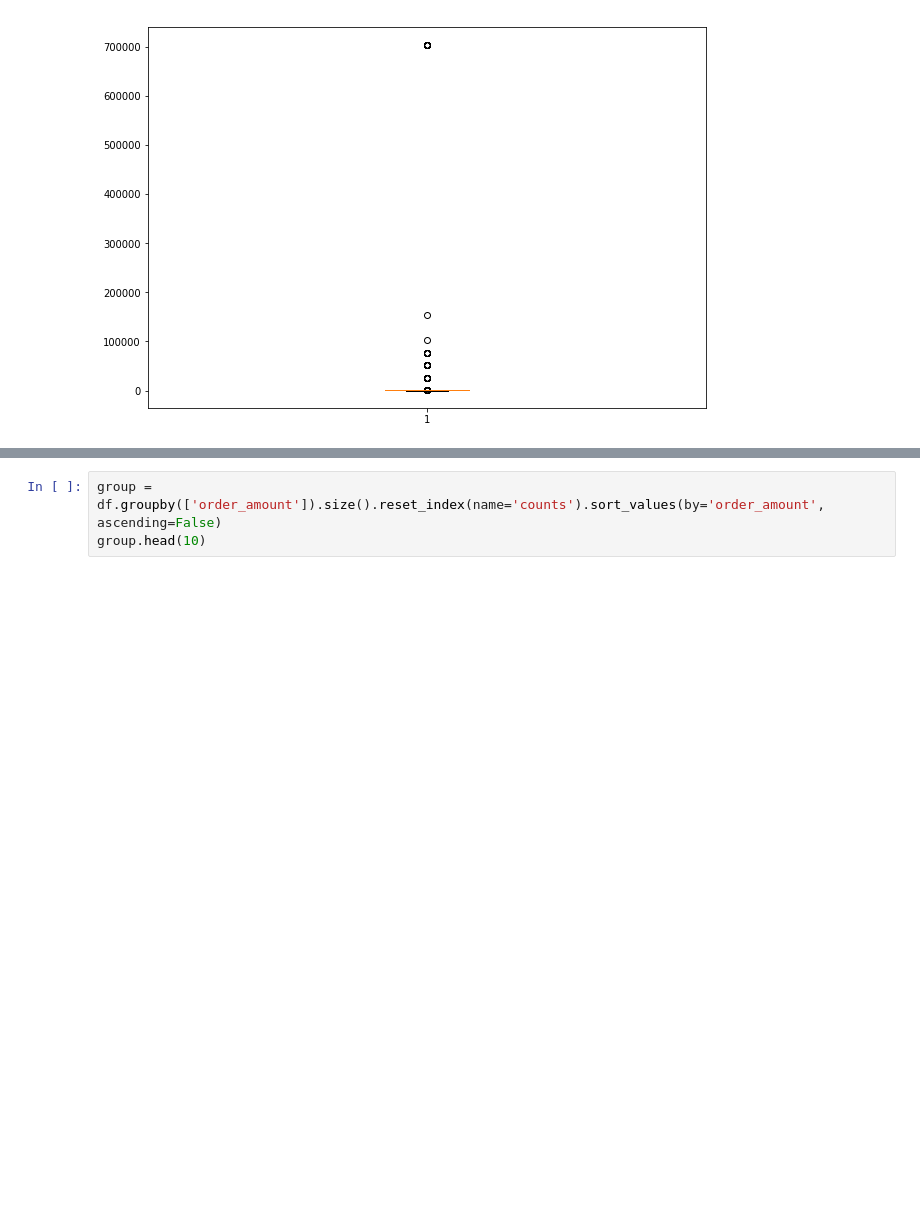
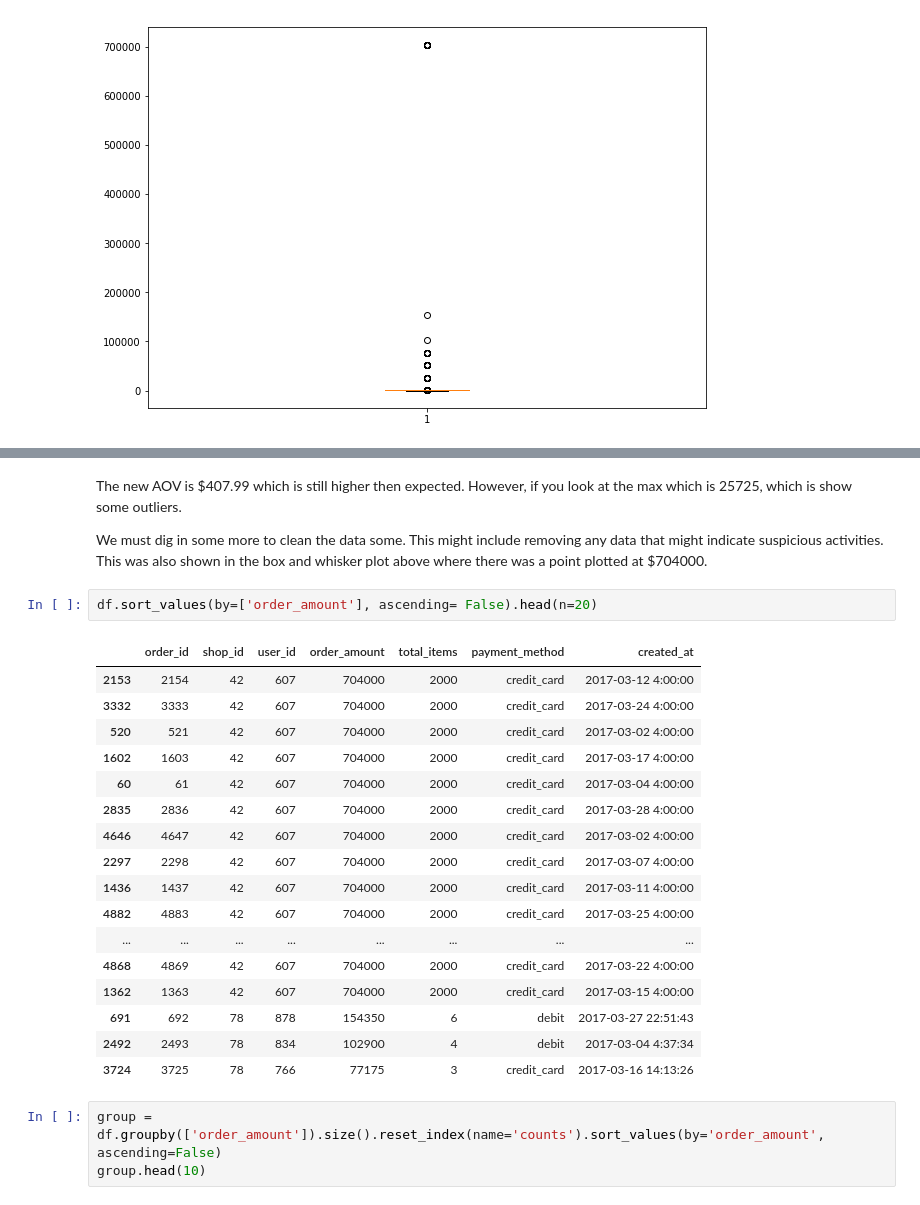
Before and after one commit to ChristianaWu/Aov_analysis, a Jupyter notebook: Winter 2022 Data Science Intern Challenge .ipynb, the cells around one changed output, grey strips where cells are left out. Saved outputs shown, nothing was run; the diff lists cells and outputs as text; blank space fills up the shorter version.

```diff
--- a/Winter 2022 Data Science Intern Challenge .ipynb
+++ b/Winter 2022 Data Science Intern Challenge .ipynb
@@ -29,3 +89,27 @@ plt.show()
+# %% [markdown]
+The new AOV is $407.99 which is still higher then expected. However, if you look at the max which is 25725, which is show some outliers.
+
+We must dig in some more to clean the data some. This might include removing any data that might indicate suspicious activities. This was also shown in the box and whisker plot above where there was a point plotted at $704000.
+# %%
+df.sort_values(by=['order_amount'], ascending= False).head(n=20)
+# %% [output]
+|  | order_id | shop_id | user_id | order_amount | total_items | payment_method | created_at |
+| 2153 | 2154 | 42 | 607 | 704000 | 2000 | credit_card | 2017-03-12 4:00:00 |
+| 3332 | 3333 | 42 | 607 | 704000 | 2000 | credit_card | 2017-03-24 4:00:00 |
+| 520 | 521 | 42 | 607 | 704000 | 2000 | credit_card | 2017-03-02 4:00:00 |
+| 1602 | 1603 | 42 | 607 | 704000 | 2000 | credit_card | 2017-03-17 4:00:00 |
+| 60 | 61 | 42 | 607 | 704000 | 2000 | credit_card | 2017-03-04 4:00:00 |
+| 2835 | 2836 | 42 | 607 | 704000 | 2000 | credit_card | 2017-03-28 4:00:00 |
+| 4646 | 4647 | 42 | 607 | 704000 | 2000 | credit_card | 2017-03-02 4:00:00 |
+| 2297 | 2298 | 42 | 607 | 704000 | 2000 | credit_card | 2017-03-07 4:00:00 |
+| 1436 | 1437 | 42 | 607 | 704000 | 2000 | credit_card | 2017-03-11 4:00:00 |
+| 4882 | 4883 | 42 | 607 | 704000 | 2000 | credit_card | 2017-03-25 4:00:00 |
+| ... | ... | ... | ... | ... | ... | ... | ... |
+| 4868 | 4869 | 42 | 607 | 704000 | 2000 | credit_card | 2017-03-22 4:00:00 |
+| 1362 | 1363 | 42 | 607 | 704000 | 2000 | credit_card | 2017-03-15 4:00:00 |
+| 691 | 692 | 78 | 878 | 154350 | 6 | debit | 2017-03-27 22:51:43 |
+| 2492 | 2493 | 78 | 834 | 102900 | 4 | debit | 2017-03-04 4:37:34 |
+| 3724 | 3725 | 78 | 766 | 77175 | 3 | credit_card | 2017-03-16 14:13:26 |
 # %%
 group = df.groupby(['order_amount']).size().reset_index(name='counts').sort_values(by='order_amount', ascending=False)
 group.head(10)
```
Also changed, not shown: parts of 17 cells of this notebook.
